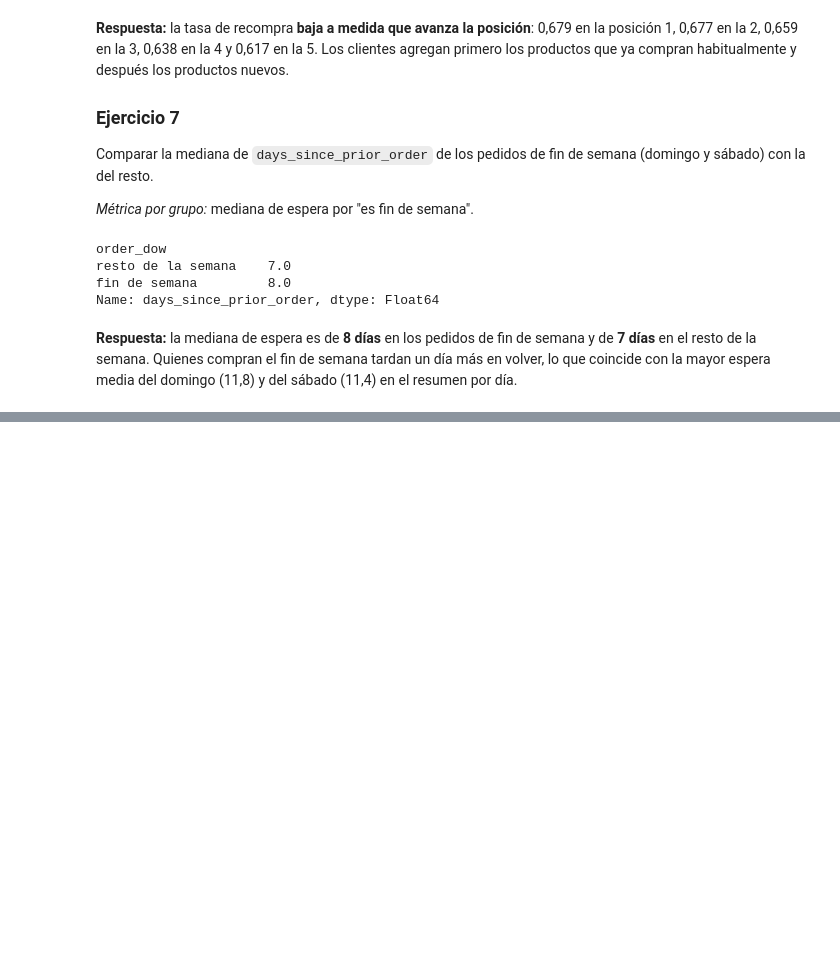
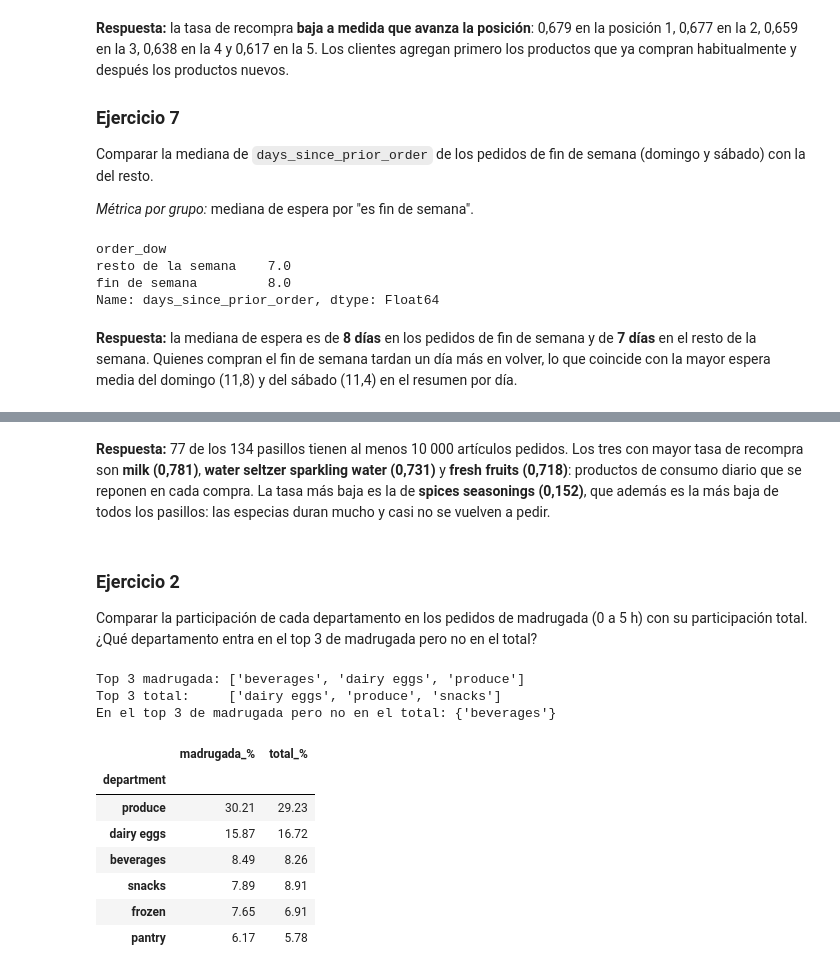
Before and after one commit to tihago1998/instacart-analisis, a Jupyter notebook: notebooks/pandas_labs.ipynb, the cells around one changed output, grey strips where cells are left out. Drawn from its saved outputs; the diff is of its cells as text; code cells hidden in the pictures; blank space fills up the shorter version.

Commit message:
feat: complete lesson 4 data merging
Co-Authored-By: Claude Opus 5.5 <noreply@anthropic.com>

```diff
--- a/notebooks/pandas_labs.ipynb
+++ b/notebooks/pandas_labs.ipynb
@@ -955,0 +1271,34 @@ domingo (11,8) y del sábado (11,4) en el resumen por día.
+# %% [markdown]
+**Respuesta:** 77 de los 134 pasillos tienen al menos 10 000 artículos pedidos. Los tres con mayor tasa de recompra
+son **milk (0,781)**, **water seltzer sparkling water (0,731)** y **fresh fruits (0,718)**: productos de consumo diario
+que se reponen en cada compra. La tasa más baja es la de **spices seasonings (0,152)**, que además es la más baja de
+todos los pasillos: las especias duran mucho y casi no se vuelven a pedir.
+# %% [markdown]
+### Ejercicio 2
+Comparar la participación de cada departamento en los pedidos de madrugada (0 a 5 h) con su participación total.
+¿Qué departamento entra en el top 3 de madrugada pero no en el total?
+# %%
+es_madrugada = maestra['order_hour_of_day'].between(0, 5)
+participacion = pd.DataFrame({
+    'madrugada_%': maestra.loc[es_madrugada, 'department'].value_counts(normalize=True) * 100,
+    'total_%': maestra['department'].value_counts(normalize=True) * 100,
+}).round(2).sort_values('madrugada_%', ascending=False)
+
+top3_madrugada = set(participacion['madrugada_%'].nlargest(3).index)
+top3_total = set(participacion['total_%'].nlargest(3).index)
+print('Top 3 madrugada:', sorted(top3_madrugada))
+print('Top 3 total:    ', sorted(top3_total))
+print('En el top 3 de madrugada pero no en el total:', top3_madrugada - top3_total)
+participacion.head(6)
+# %% [output]
+Top 3 madrugada: ['beverages', 'dairy eggs', 'produce']
+Top 3 total:     ['dairy eggs', 'produce', 'snacks']
+En el top 3 de madrugada pero no en el total: {'beverages'}
+|  | madrugada_% | total_% |
+| department |  |  |
+| produce | 30.21 | 29.23 |
+| dairy eggs | 15.87 | 16.72 |
+| beverages | 8.49 | 8.26 |
+| snacks | 7.89 | 8.91 |
+| frozen | 7.65 | 6.91 |
+| pantry | 6.17 | 5.78 |
```
Also changed, not shown: parts of 48 cells of this notebook, 4 other files.
